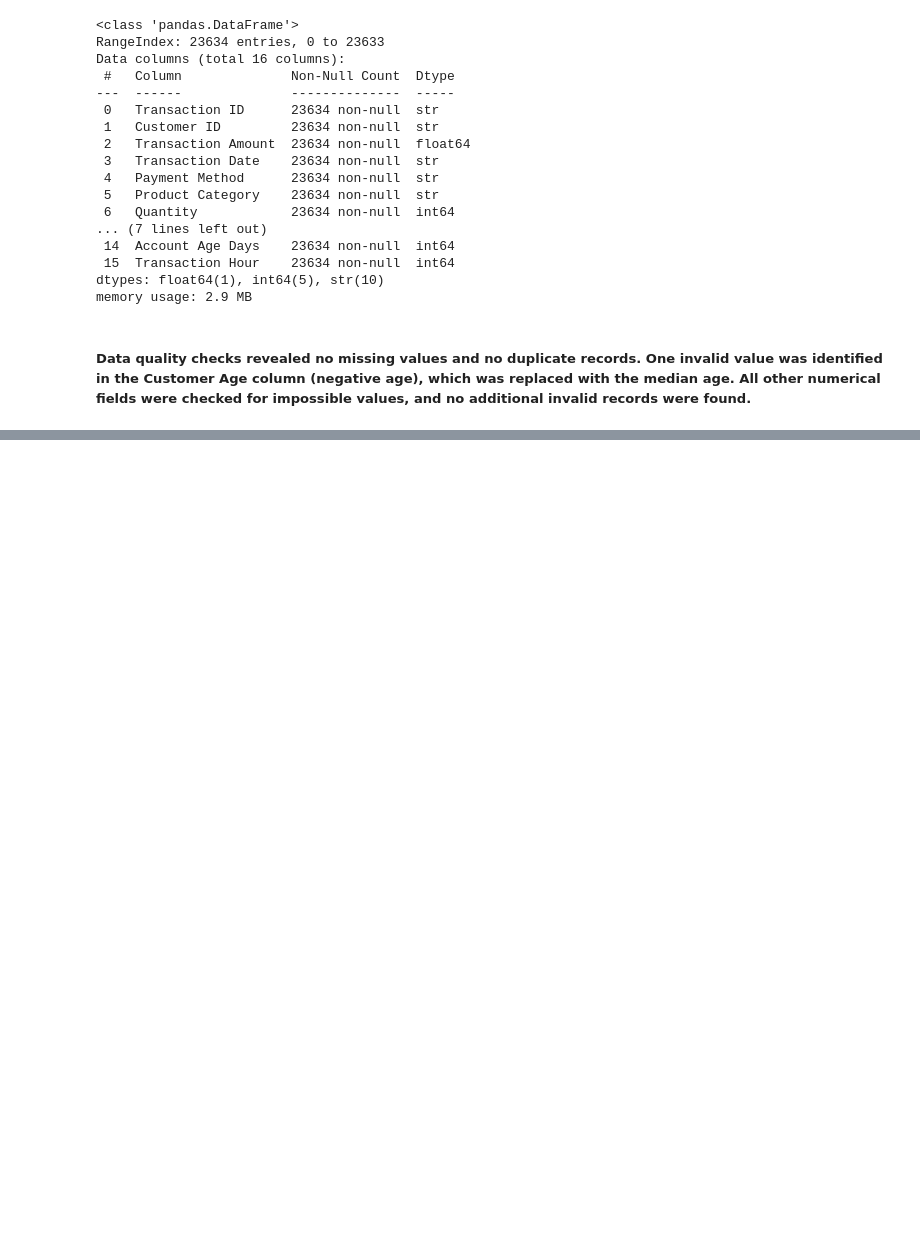
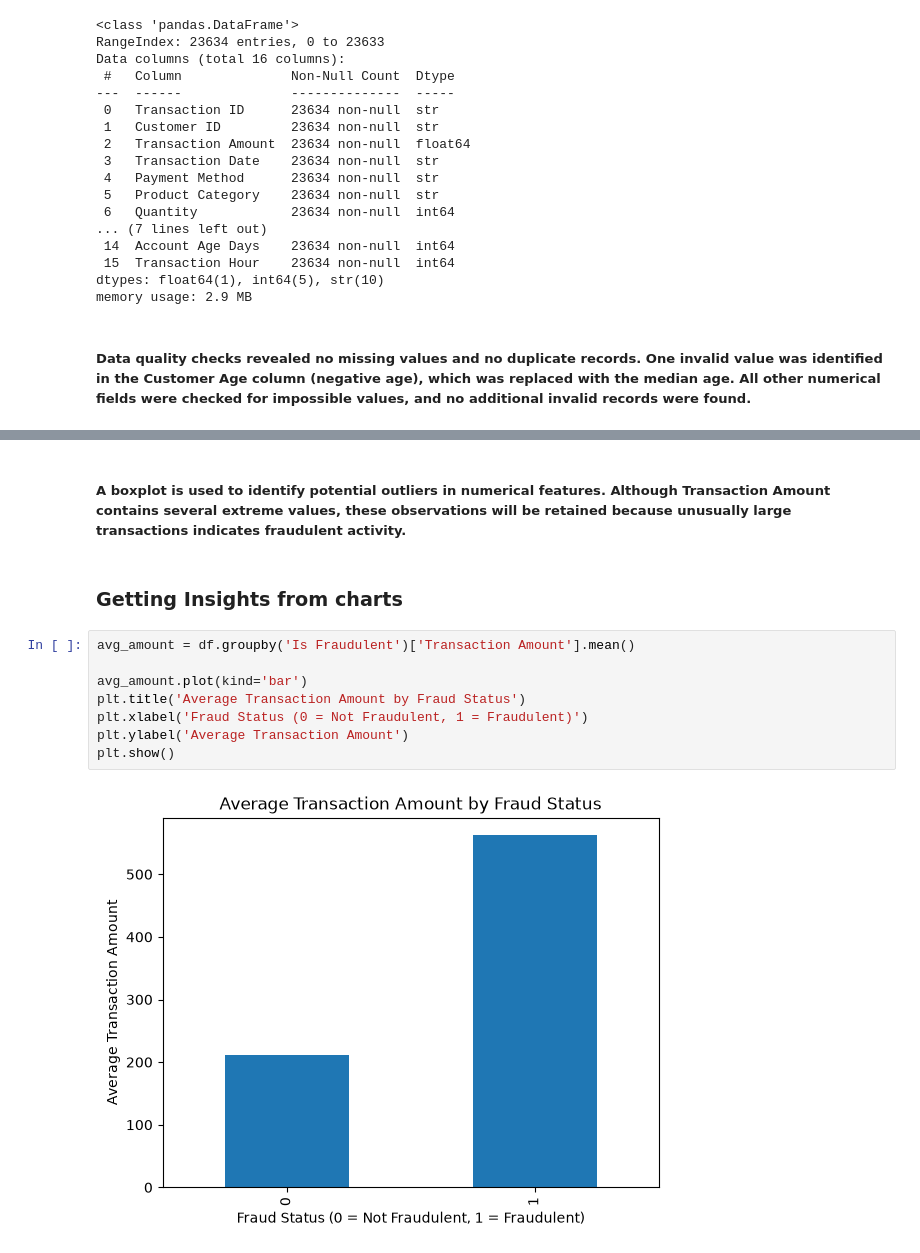
Before and after one commit to Bhav-creator452/order-risk-platform, a Jupyter notebook: notebooks/load_data.ipynb, the cells around one changed output, grey strips where cells are left out. Cells and saved outputs as stored; diff of their text form; blank space fills up the shorter version.

```diff
--- a/notebooks/load_data.ipynb
+++ b/notebooks/load_data.ipynb
@@ -211,0 +230,14 @@ memory usage: 2.9 MB
+# %% [markdown]
+##### A boxplot is used to identify potential outliers in numerical features. Although Transaction Amount contains several extreme values, these observations will be retained because unusually large transactions indicates fraudulent activity.
+# %% [markdown]
+### Getting Insights from charts
+# %%
+avg_amount = df.groupby('Is Fraudulent')['Transaction Amount'].mean()
+
+avg_amount.plot(kind='bar')
+plt.title('Average Transaction Amount by Fraud Status')
+plt.xlabel('Fraud Status (0 = Not Fraudulent, 1 = Fraudulent)')
+plt.ylabel('Average Transaction Amount')
+plt.show()
+# %% [output]
+[figure, added]
```
Also changed, not shown: parts of 14 cells of this notebook.
